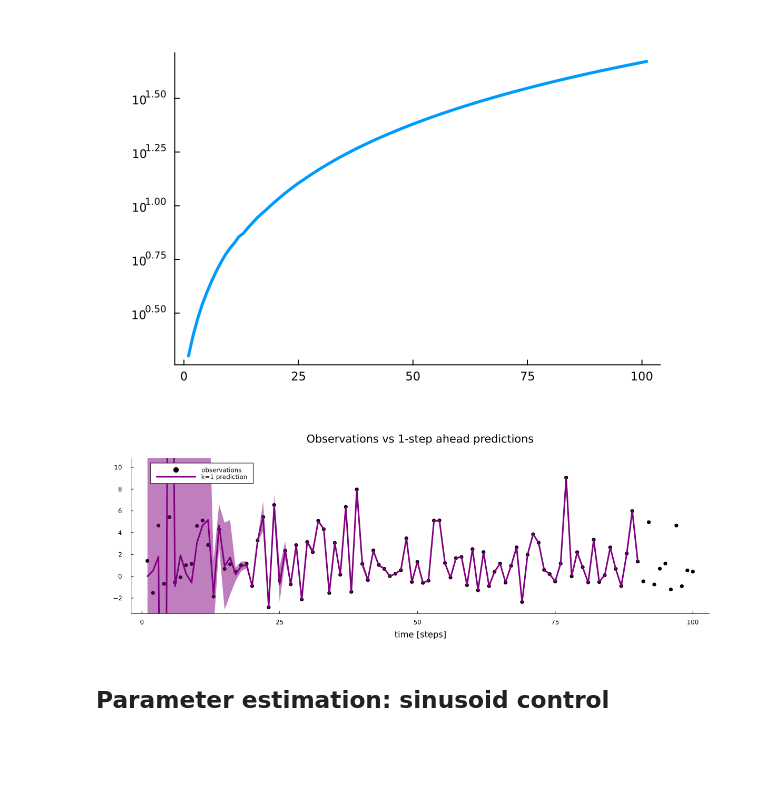
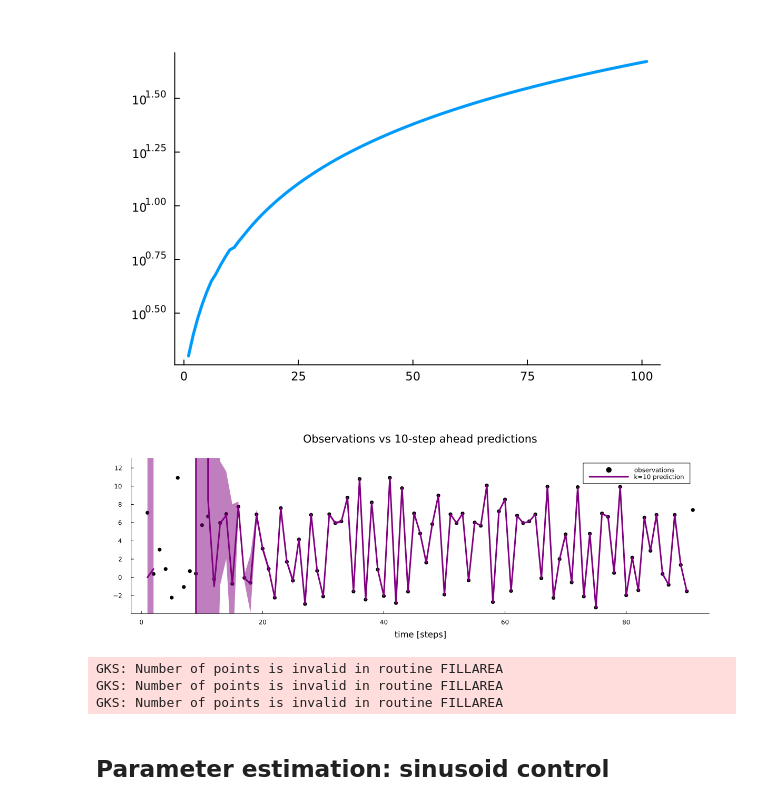
Before and after one commit to wmkouw/narx-efe, a Jupyter notebook: notebooks/NARX-EFE learningrate.ipynb, the cells around one changed output. Saved outputs shown, nothing was run; the diff lists cells and outputs as text; code cells hidden in the pictures; blank space fills up the shorter version.

```diff
--- a/notebooks/NARX-EFE learningrate.ipynb
+++ b/notebooks/NARX-EFE learningrate.ipynb
@@ -93,6 +94,6 @@ NormalMeanVariance{Float64}(μ=0.5, v=10.0)
 ## Parameter estimation: random
 # %%
 # Inputs
-controls = clamp!(2rand(N).-1, input_lims...)
+controls = clamp!(2randn(N).-1, input_lims...)
 # %% [output]
 100-element Vector{Float64}:
@@ -198,13 +179,16 @@ plot(α_rnd ./ β_rnd, yscale=:log10)
 [figure]
 # %%
 limsb = [minimum(outputs)*1.2, maximum(outputs)*1.2]
-K = 1
+K = 10
 
 p1 = plot(xlabel="time [steps]", title="Observations vs $K-step ahead predictions", ylims=limsb, size=(1200,400))
 scatter!(outputs[K:end], color="black", label="observations")
 plot!([py_rnd[k][1][K] for k in 1:(N-T)], ribbon=[py_rnd[k][2][K] for k in 1:(N-T)], color="purple", label="k=$K prediction")
 # %% [output]
-[figure, old version]
+[figure, new version]
+GKS: Number of points is invalid in routine FILLAREA
+GKS: Number of points is invalid in routine FILLAREA
+GKS: Number of points is invalid in routine FILLAREA
 # %% [markdown]
 ## Parameter estimation: sinusoid control
 # %%
```
Also changed, not shown: parts of 26 cells of this notebook, 9 other files.
